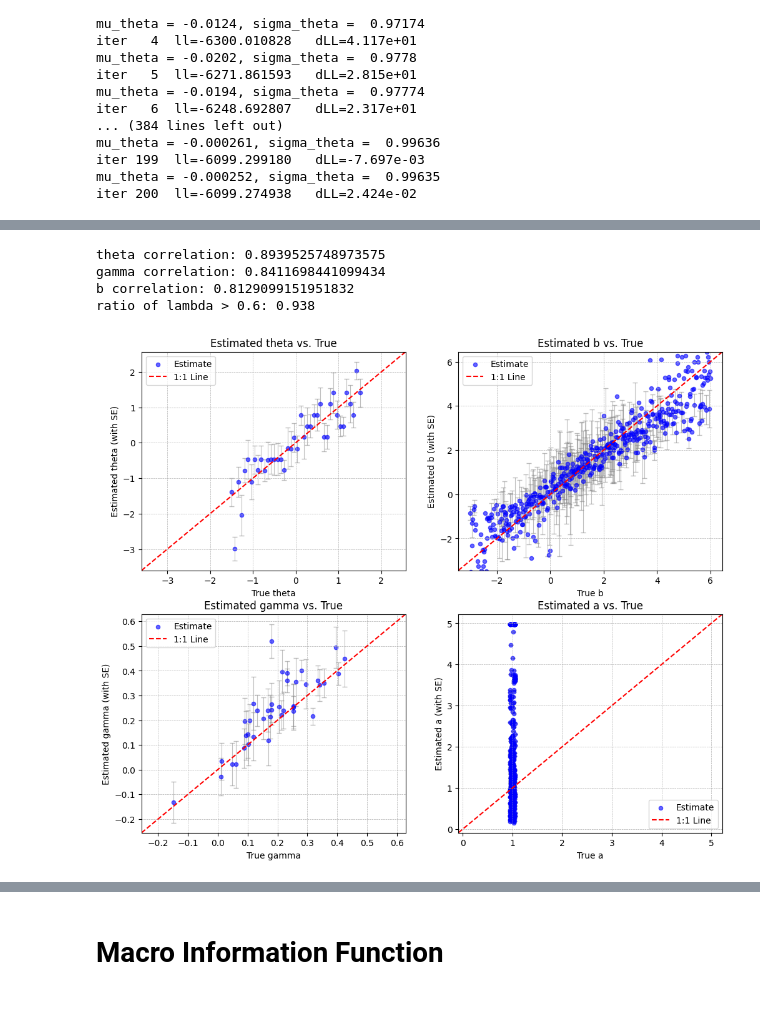
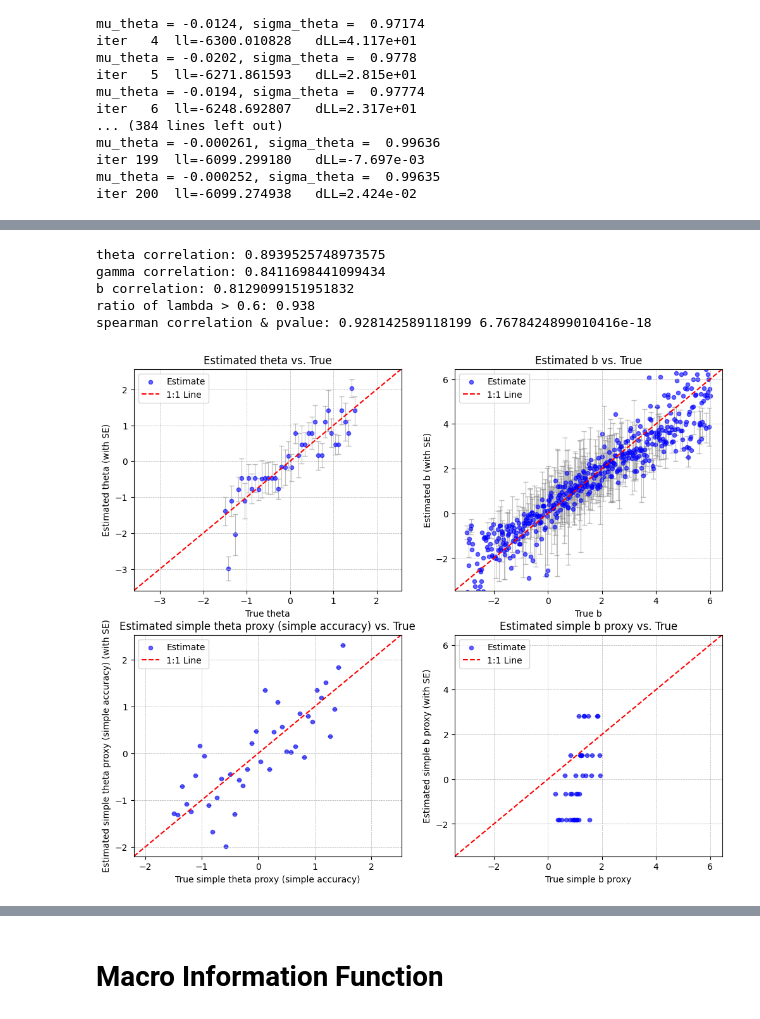
Before and after one commit to ratthachat/reasoning-aware-irt, a Jupyter notebook: notebooks/toy.ipynb, the cells around one changed output, grey strips where cells are left out. Cells and saved outputs as stored; diff of their text form; code cells hidden in the pictures.

Commit message:
scale-location analysis (incomplete)

```diff
--- a/notebooks/toy.ipynb
+++ b/notebooks/toy.ipynb
@@ -123,3 +123,16 @@ cfg = CalibrationConfig(
 )
 
 calibrator = ReasoningAware3PLCalibrator(cfg)
+# %%
+from scipy.stats import spearmanr
+
+theta_proxy = toy_data["Y_ij"].mean(axis=0)
+b_proxy = 1 - toy_data["Y_ij"].mean(axis=1)
+
+spear_theta_proxy = spearmanr( toy_data["theta_j_true"], theta_proxy)
+print('theta correlation:', np.corrcoef( toy_data["theta_j_true"], theta_proxy)[0,1])
+print('theta spearman & pvalue:', spear_theta_proxy.statistic, spear_theta_proxy.pvalue)
+
+spear_b_proxy = spearmanr( toy_data["b_i_true"], b_proxy)
+print('b correlation:', np.corrcoef( toy_data["b_i_true"], b_proxy)[0,1])
+print('b spearman & pvalue:', spear_b_proxy.statistic, spear_b_proxy.pvalue)
@@ -148,24 +188,32 @@ print('theta correlation:', np.corrcoef( toy_data["theta_j_true"], fit_results.t
 print('gamma correlation:', np.corrcoef( toy_data["gamma_j_true"], fit_results.gamma_j)[0,1])
 print('b correlation:', np.corrcoef( toy_data["b_i_true"], fit_results.b_i)[0,1])
 print('ratio of lambda > 0.6:', (fit_results.lambda_i > 0.6).sum()/ (fit_results.lambda_i.shape[0]))
-# print(np.corrcoef( toy_data["theta_j_true"], fit_results.theta_j_mean)[0,1])
-# print(np.corrcoef( toy_data["theta_j_true"], fit_results.theta_j_mean)[0,1])
 
-# TODO: sum-sq. error instead of corrcoef!
+spear_reasoning_gem = spearmanr( toy_data["theta_j_true"], fit_results.theta_j_mean)
+print('spearman correlation & pvalue:', spear_reasoning_gem.statistic, spear_reasoning_gem.pvalue)
+
+
+# TODO: sum-sq. error instead of corrcoef (? we might need to also scale & location pin the true value)
 # %% [output]
 theta correlation: 0.8939525748973575
 gamma correlation: 0.8411698441099434
 b correlation: 0.8129099151951832
 ratio of lambda > 0.6: 0.938
+spearman correlation & pvalue: 0.928142589118199 6.7678424899010416e-18
 # %%
 from reasoning_aware_irt.utils import plot_parameter_scatter_with_se
+from scipy.special import logit
 
 fig, axes = plt.subplots(2, 2, figsize=(12, 10))
 axes = axes.flatten() # Flatten the 2D array of axes for easy iteration
 
+theta_proxy_transform, mu_proxy, sigma_proxy = location_scale_transform(theta_proxy)
+b_proxy_transform, _, _ = location_scale_transform(b_proxy, mu_proxy, sigma_proxy)
+b_proxy_transform = logit(b_proxy_transform)
+
 plot_parameter_scatter_with_se(axes[0], toy_data["theta_j_true"], fit_results.theta_j_mean, fit_results.theta_bracket_half_tau, "theta")
 plot_parameter_scatter_with_se(axes[1], toy_data["b_i_true"], fit_results.b_i, fit_results.b_bracket_half_tau, "b")
-plot_parameter_scatter_with_se(axes[2], toy_data["gamma_j_true"], fit_results.gamma_j, fit_results.gamma_bracket_half_tau, "gamma")
-plot_parameter_scatter_with_se(axes[3], toy_data["a_i_true"], fit_results.a_i, None, "a")
+plot_parameter_scatter_with_se(axes[2], toy_data["theta_j_true"], theta_proxy_transform, None, "simple theta proxy (simple accuracy)")
+plot_parameter_scatter_with_se(axes[3], toy_data["b_i_true"], b_proxy_transform, None, "simple b proxy")
 # %% [output]
-[figure, old version]
+[figure, new version]
```
Also changed, not shown: parts of 5 cells of this notebook, 1 other file.
